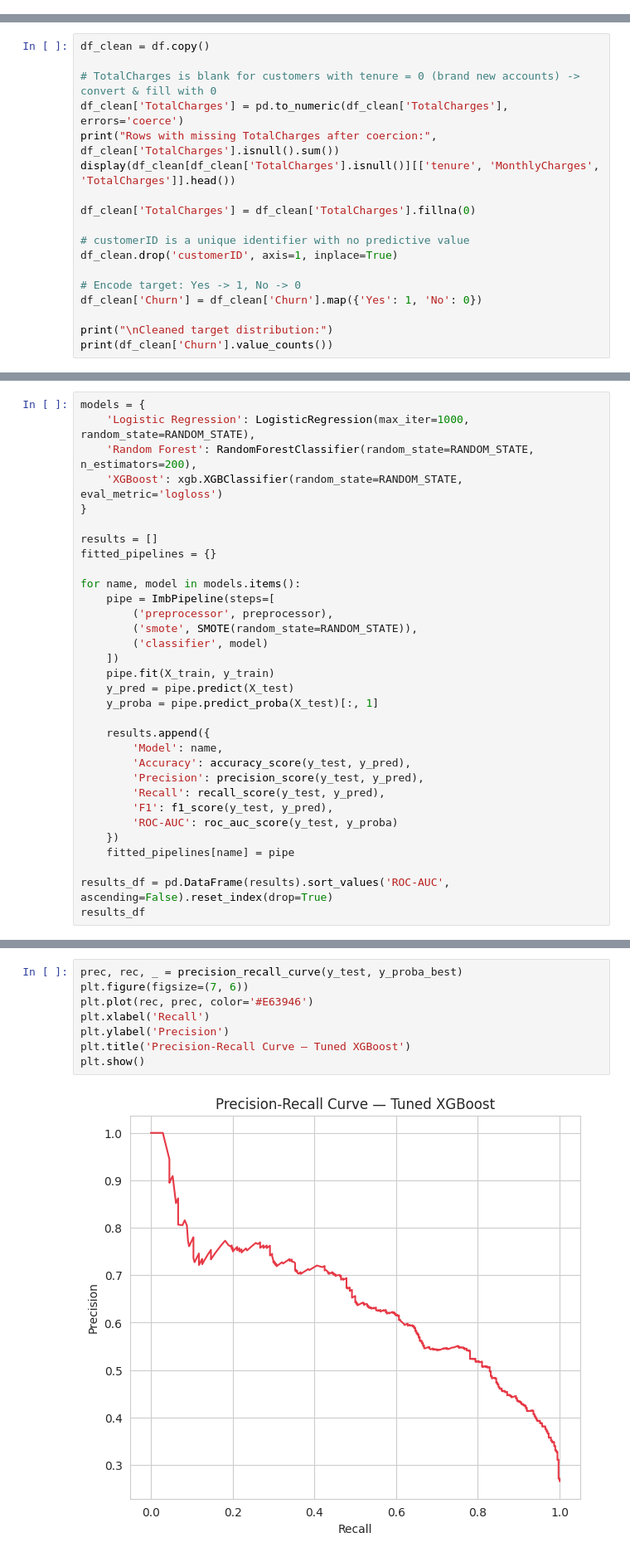
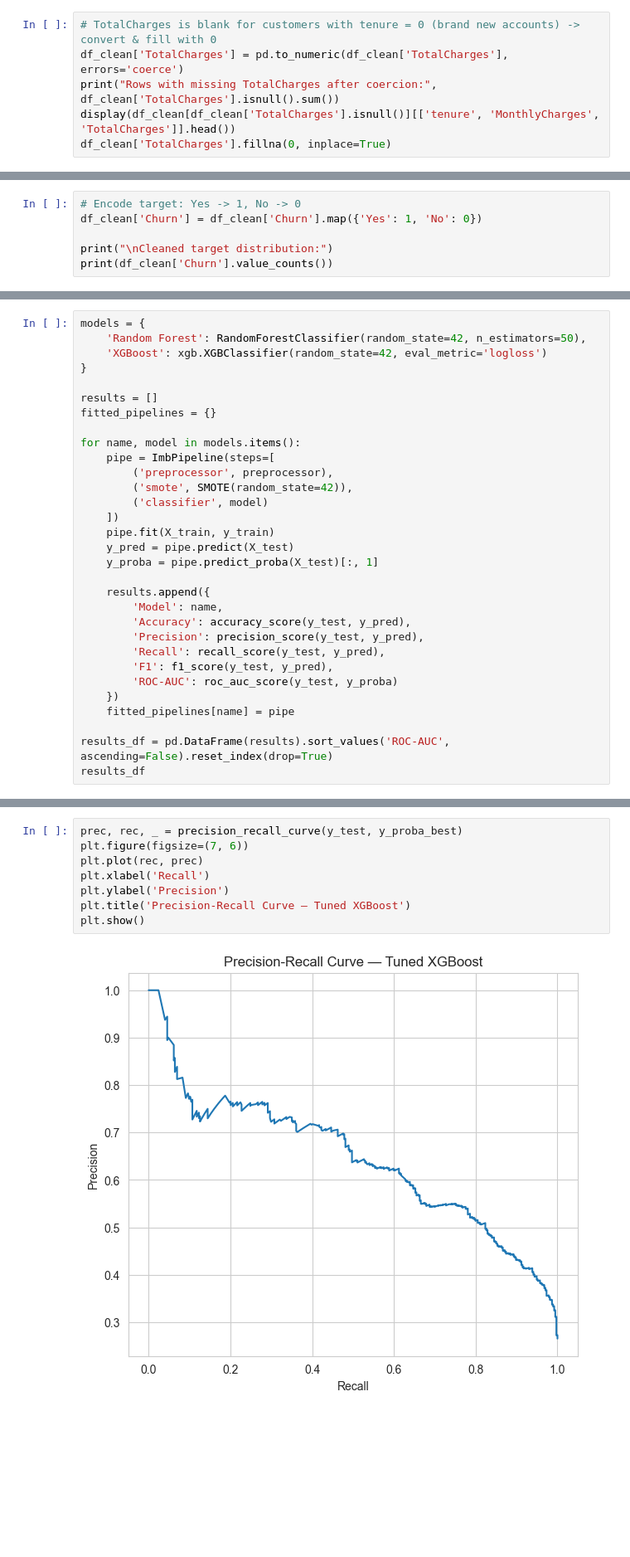
Before and after one commit to mrchandangupta/Customer-Churn-Prediction, a Jupyter notebook: Customer_Churn_Prediction.ipynb, the cells around one changed output, grey strips where cells are left out. Shown at 83% size. Drawn from its saved outputs; the diff is of its cells as text; blank space fills up the shorter version.

```diff
--- a/Customer_Churn_Prediction.ipynb
+++ b/Customer_Churn_Prediction.ipynb
@@ -156,0 +146,6 @@ plt.show()
+# %%
+# TotalCharges is blank for customers with tenure = 0 (brand new accounts) -> convert & fill with 0
+df_clean['TotalCharges'] = pd.to_numeric(df_clean['TotalCharges'], errors='coerce')
+print("Rows with missing TotalCharges after coercion:", df_clean['TotalCharges'].isnull().sum())
+display(df_clean[df_clean['TotalCharges'].isnull()][['tenure', 'MonthlyCharges', 'TotalCharges']].head())
+df_clean['TotalCharges'].fillna(0, inplace=True)
@@ -157,16 +163,4 @@ plt.show()
 # %%
-df_clean = df.copy()
-
-# TotalCharges is blank for customers with tenure = 0 (brand new accounts) -> convert & fill with 0
-df_clean['TotalCharges'] = pd.to_numeric(df_clean['TotalCharges'], errors='coerce')
-print("Rows with missing TotalCharges after coercion:", df_clean['TotalCharges'].isnull().sum())
-display(df_clean[df_clean['TotalCharges'].isnull()][['tenure', 'MonthlyCharges', 'TotalCharges']].head())
-
-df_clean['TotalCharges'] = df_clean['TotalCharges'].fillna(0)
-
-# customerID is a unique identifier with no predictive value
-df_clean.drop('customerID', axis=1, inplace=True)
-
 # Encode target: Yes -> 1, No -> 0
 df_clean['Churn'] = df_clean['Churn'].map({'Yes': 1, 'No': 0})
 
@@ -229,8 +213,7 @@ Train churn rate: 26.54% | Test churn rate: 26.54%
 # %%
 models = {
-    'Logistic Regression': LogisticRegression(max_iter=1000, random_state=RANDOM_STATE),
-    'Random Forest': RandomForestClassifier(random_state=RANDOM_STATE, n_estimators=200),
-    'XGBoost': xgb.XGBClassifier(random_state=RANDOM_STATE, eval_metric='logloss')
+    'Random Forest': RandomForestClassifier(random_state=42, n_estimators=50),
+    'XGBoost': xgb.XGBClassifier(random_state=42, eval_metric='logloss')
 }
 
 results = []
@@ -239,7 +222,7 @@ fitted_pipelines = {}
 for name, model in models.items():
     pipe = ImbPipeline(steps=[
         ('preprocessor', preprocessor),
-        ('smote', SMOTE(random_state=RANDOM_STATE)),
+        ('smote', SMOTE(random_state=42)),
         ('classifier', model)
     ])
     pipe.fit(X_train, y_train)
@@ -360,10 +338,10 @@ plt.show()
 # %%
 prec, rec, _ = precision_recall_curve(y_test, y_proba_best)
 plt.figure(figsize=(7, 6))
-plt.plot(rec, prec, color='#E63946')
+plt.plot(rec, prec)
 plt.xlabel('Recall')
 plt.ylabel('Precision')
 plt.title('Precision-Recall Curve — Tuned XGBoost')
 plt.show()
 # %% [output]
-[figure, old version]
+[figure, new version]
```
Also changed, not shown: parts of 49 cells of this notebook, 14 other files.
